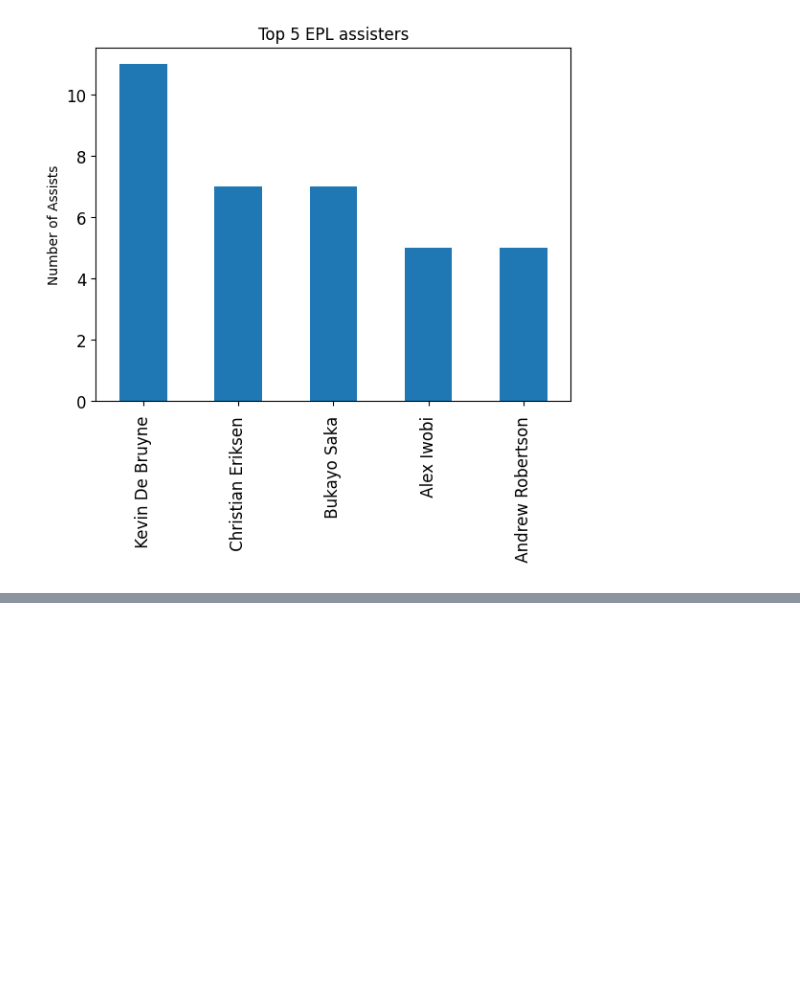
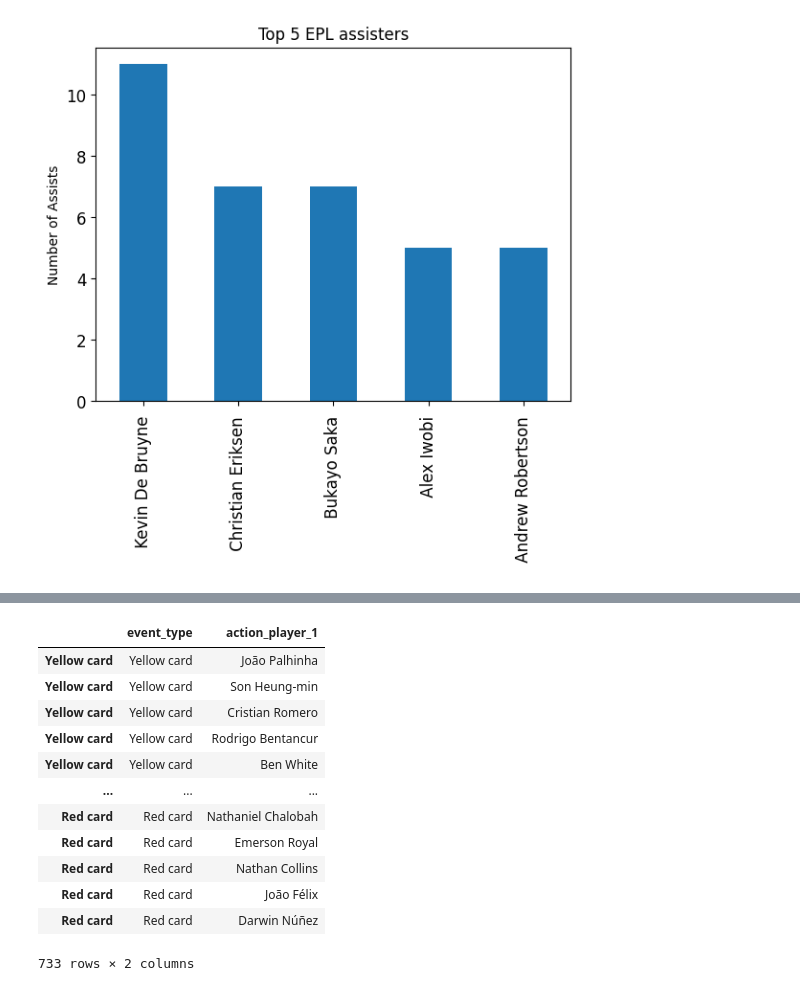
Before and after one commit to Azaya89/English-premier-league-stats-22-23, a Jupyter notebook: Premier_League_22-23.ipynb, the cells around one changed output, grey strips where cells are left out. Cells and saved outputs as stored; diff of their text form; code cells hidden in the pictures; blank space fills up the shorter version.

```diff
--- a/Premier_League_22-23.ipynb
+++ b/Premier_League_22-23.ipynb
@@ -161,0 +275,18 @@ assists[:5].plot.bar(title='Top 5 EPL assisters',
+# %%
+#Create variable from the table for Yellow and Red cards
+cards = event_idx.loc[('Yellow card', 'Red card'),:'action_player_1']
+cards
+# %% [output]
+|  | event_type | action_player_1 |
+| Yellow card | Yellow card | João Palhinha |
+| Yellow card | Yellow card | Son Heung-min |
+| Yellow card | Yellow card | Cristian Romero |
+| Yellow card | Yellow card | Rodrigo Bentancur |
+| Yellow card | Yellow card | Ben White |
+| ... | ... | ... |
+| Red card | Red card | Nathaniel Chalobah |
+| Red card | Red card | Emerson Royal |
+| Red card | Red card | Nathan Collins |
+| Red card | Red card | João Félix |
+| Red card | Red card | Darwin Núñez |
+733 rows × 2 columns
```
Also changed, not shown: parts of 25 cells of this notebook.
